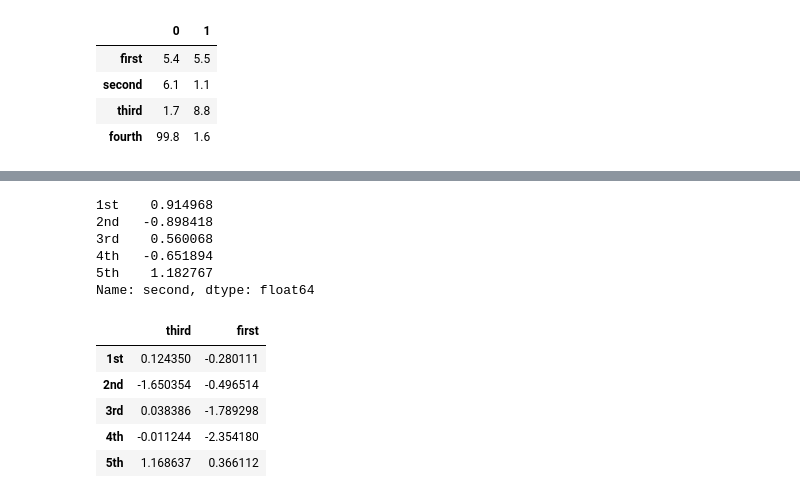
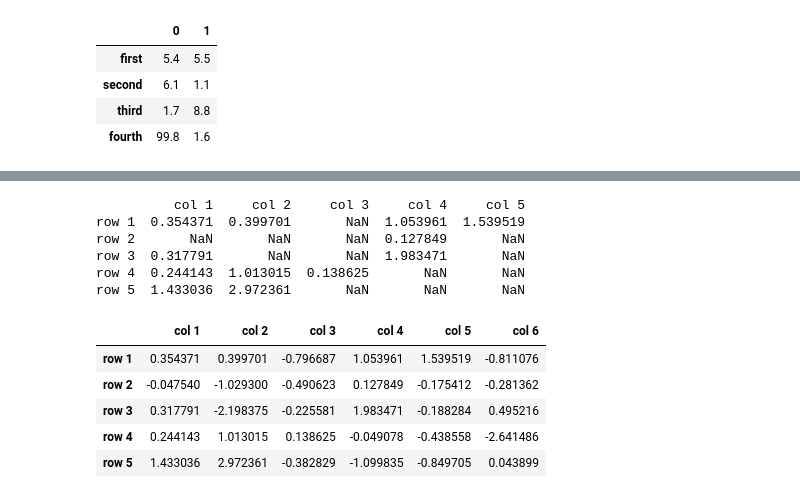
Before and after one commit to pcopley/uta-aiml, a Jupyter notebook: 01 Fundamentals of AIML/Pandas Introduction.ipynb, the cells around one changed output, grey strips where cells are left out. Cells and saved outputs as stored; diff of their text form; code cells hidden in the pictures.

Commit message:
Accessing and modifying data with pandas

```diff
--- a/01 Fundamentals of AIML/Pandas Introduction.ipynb
+++ b/01 Fundamentals of AIML/Pandas Introduction.ipynb
@@ -96,0 +86,4 @@ df3
+# %%
+df3 = pd.DataFrame(np.random.randn(5,5), index=['row 1', 'row 2', 'row 3', 'row 4', 'row 5'],
+                  columns=['col 1', 'col 2', 'col 3', 'col 4', 'col 5'])
+df3
@@ -97,17 +147,19 @@ df3
 # %%
-print(df3['second'])
-print('')
-df3[['third', 'first']]
+print(df3[df3>0])
 # %% [output]
-1st    0.914968
-2nd   -0.898418
-3rd    0.560068
-4th   -0.651894
-5th    1.182767
-Name: second, dtype: float64
+          col 1     col 2     col 3     col 4     col 5
+row 1  0.354371  0.399701       NaN  1.053961  1.539519
+row 2       NaN       NaN       NaN  0.127849       NaN
+row 3  0.317791       NaN       NaN  1.983471       NaN
+row 4  0.244143  1.013015  0.138625       NaN       NaN
+row 5  1.433036  2.972361       NaN       NaN       NaN
-|  | third | first |
-| 1st | 0.124350 | -0.280111 |
-| 2nd | -1.650354 | -0.496514 |
-| 3rd | 0.038386 | -1.789298 |
-| 4th | -0.011244 | -2.354180 |
-| 5th | 1.168637 | 0.366112 |
+# %%
+df3['col 6'] = np.random.randn(5,1)
+df3
+# %% [output]
+|  | col 1 | col 2 | col 3 | col 4 | col 5 | col 6 |
+| row 1 | 0.354371 | 0.399701 | -0.796687 | 1.053961 | 1.539519 | -0.811076 |
+| row 2 | -0.047540 | -1.029300 | -0.490623 | 0.127849 | -0.175412 | -0.281362 |
+| row 3 | 0.317791 | -2.198375 | -0.225581 | 1.983471 | -0.188284 | 0.495216 |
+| row 4 | 0.244143 | 1.013015 | 0.138625 | -0.049078 | -0.438558 | -2.641486 |
+| row 5 | 1.433036 | 2.972361 | -0.382829 | -1.099835 | -0.849705 | 0.043899 |
```
Also changed, not shown: parts of 18 cells of this notebook, 3 other files.
